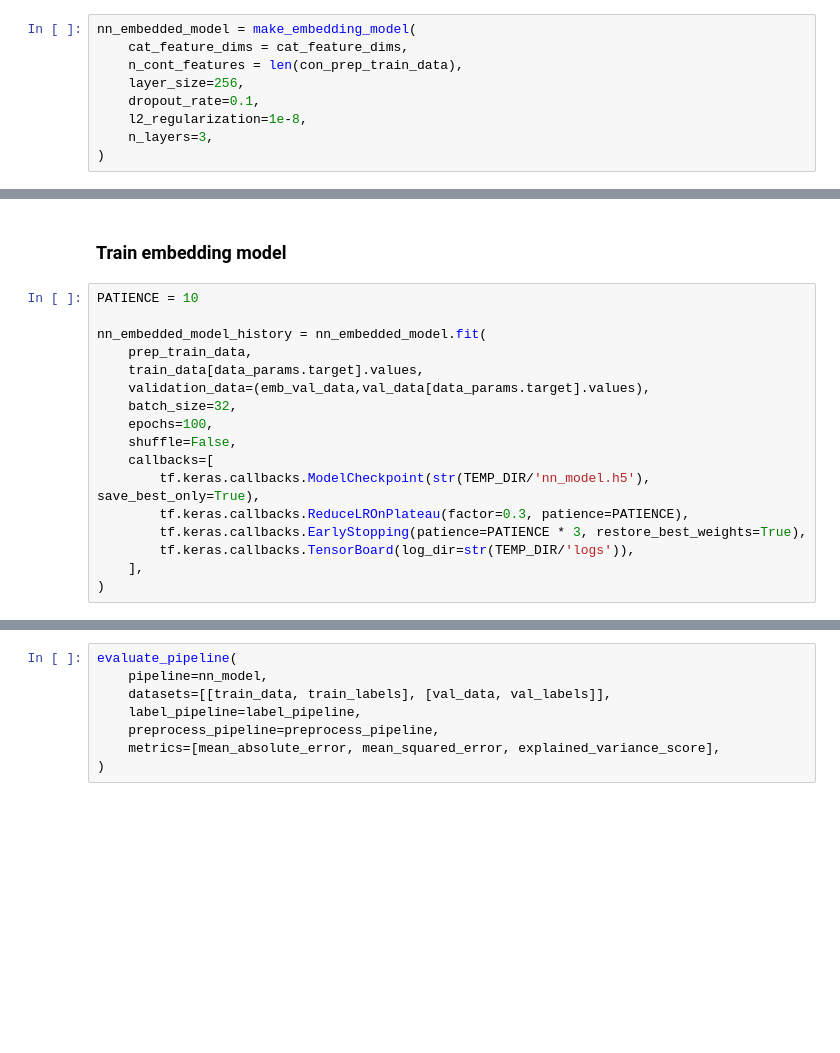
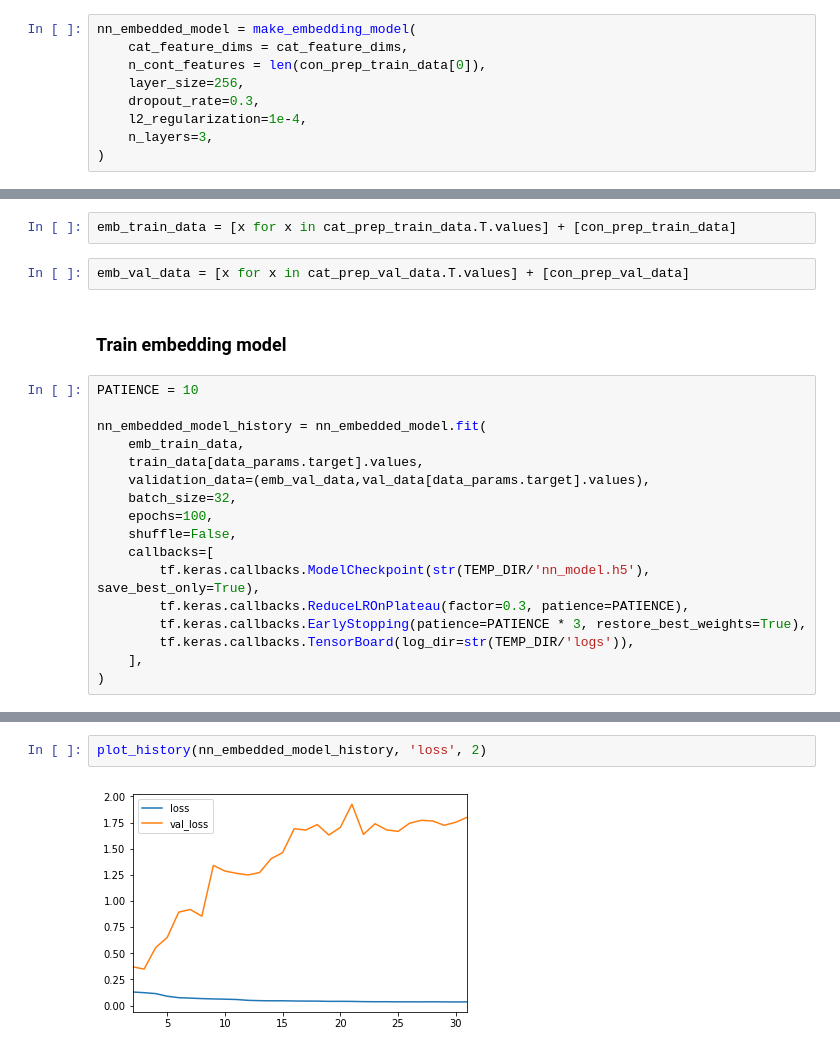
Before and after one commit to mjurkus/ai_bootcamp_6_td, a Jupyter notebook: Will_it_rain.ipynb, the cells around one changed output, grey strips where cells are left out. Drawn from its saved outputs; the diff is of its cells as text; blank space fills up the shorter version.

Commit message:
Update with working NN embedded model

```diff
--- a/Will_it_rain.ipynb
+++ b/Will_it_rain.ipynb
@@ -391,9 +412,9 @@ def make_embedding_model(
 # %%
 nn_embedded_model = make_embedding_model(
     cat_feature_dims = cat_feature_dims,
-    n_cont_features = len(con_prep_train_data),
+    n_cont_features = len(con_prep_train_data[0]),
     layer_size=256,
-    dropout_rate=0.1,
-    l2_regularization=1e-8,
+    dropout_rate=0.3,
+    l2_regularization=1e-4,
     n_layers=3,
 )
@@ -438,10 +449,14 @@ emb_val_data = [df_val_cat[x] for x in df_val_cat] + [df_val_cont]
+# %%
+emb_train_data = [x for x in cat_prep_train_data.T.values] + [con_prep_train_data]
+# %%
+emb_val_data = [x for x in cat_prep_val_data.T.values] + [con_prep_val_data]
 # %% [markdown]
 ### Train embedding model
 # %%
 PATIENCE = 10
 
 nn_embedded_model_history = nn_embedded_model.fit(
-    prep_train_data,
+    emb_train_data,
     train_data[data_params.target].values,
     validation_data=(emb_val_data,val_data[data_params.target].values),
     batch_size=32,
@@ -462,8 +490,4 @@ ValueError: Error when checking model input: the list of Numpy arrays that you a
-# %%
-evaluate_pipeline(
-    pipeline=nn_model,
-    datasets=[[train_data, train_labels], [val_data, val_labels]],
-    label_pipeline=label_pipeline,
-    preprocess_pipeline=preprocess_pipeline,
-    metrics=[mean_absolute_error, mean_squared_error, explained_variance_score],
-)
+# %%
+plot_history(nn_embedded_model_history, 'loss', 2)
+# %% [output]
+[figure, added]
```
Also changed, not shown: parts of 8 cells of this notebook.
